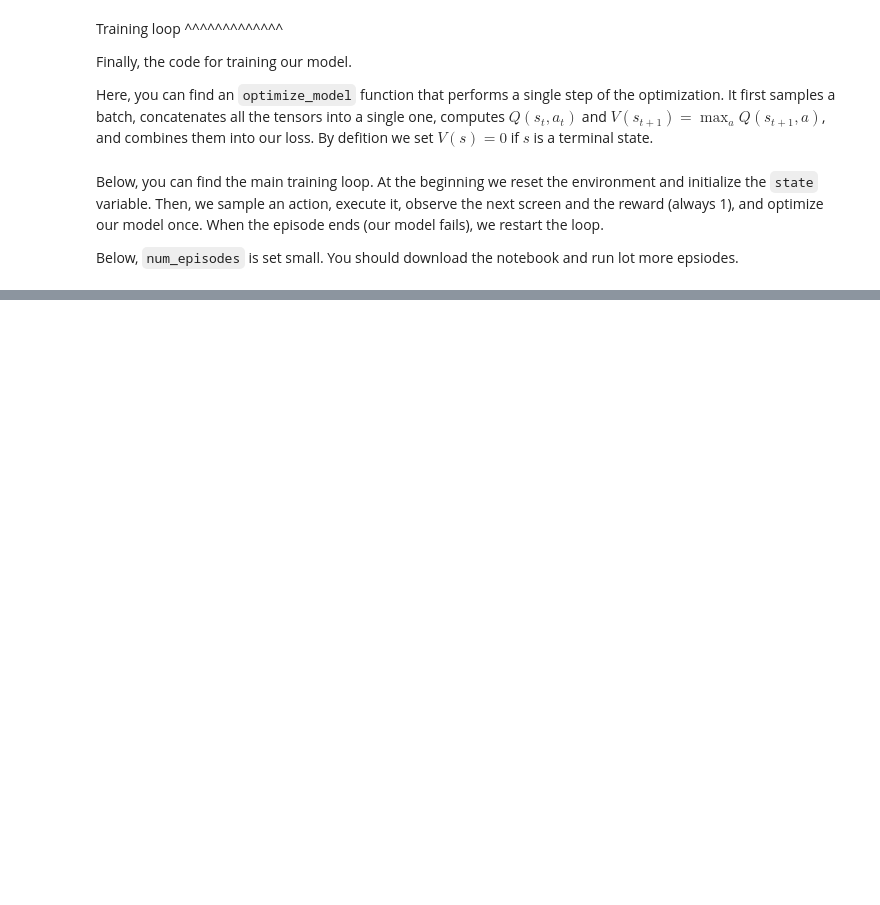
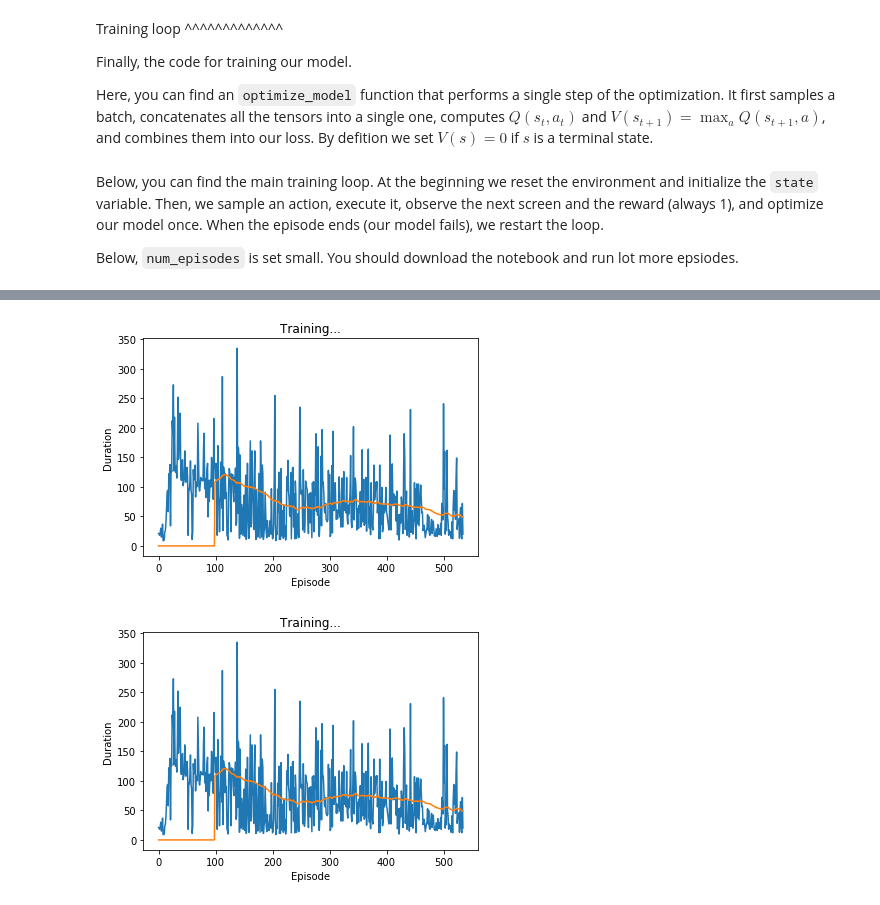
Before and after one commit to hahakumquat/stat234-project, a Jupyter notebook: cartpole.ipynb, the cells around one changed output, grey strips where cells are left out. Saved outputs shown, nothing was run; the diff lists cells and outputs as text; code cells hidden in the pictures; blank space fills up the shorter version.

```diff
--- a/cartpole.ipynb
+++ b/cartpole.ipynb
@@ -477,2 +474,8 @@ plt.show()
 # %%
 env.render()
+# %%
+plot_durations()
+plt.savefig('cartpole_duration.pdf')
+# %% [output]
+[figure, added]
+[figure, added]
```
Also changed, not shown: parts of 5 cells of this notebook, 2 other files.
